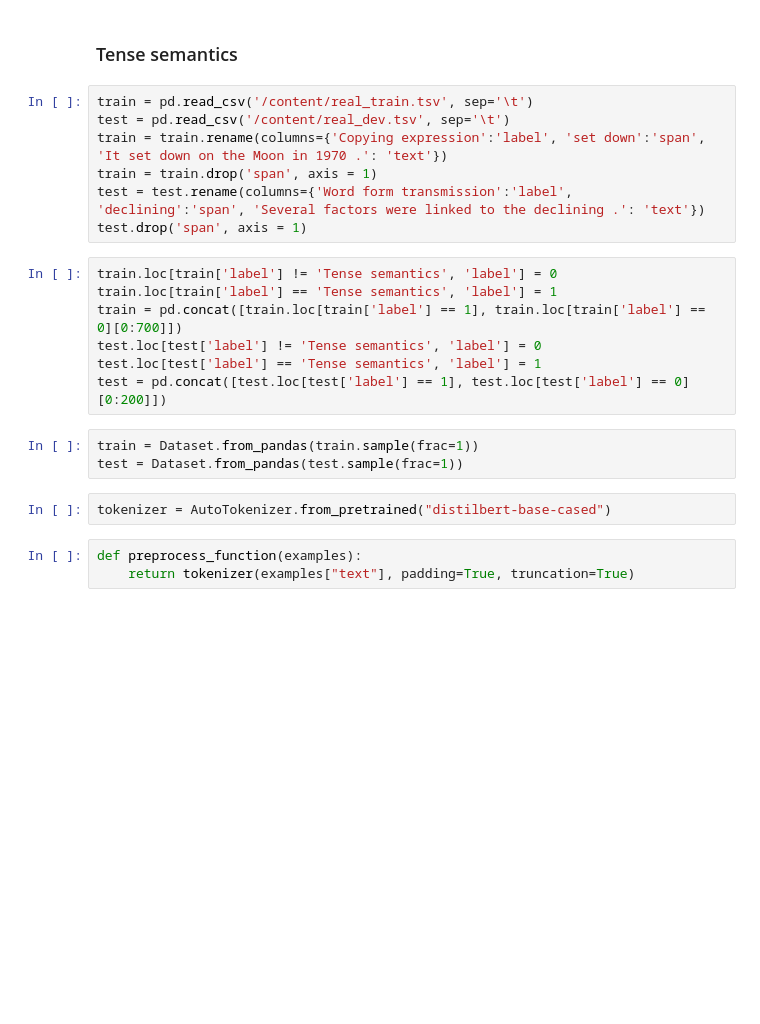
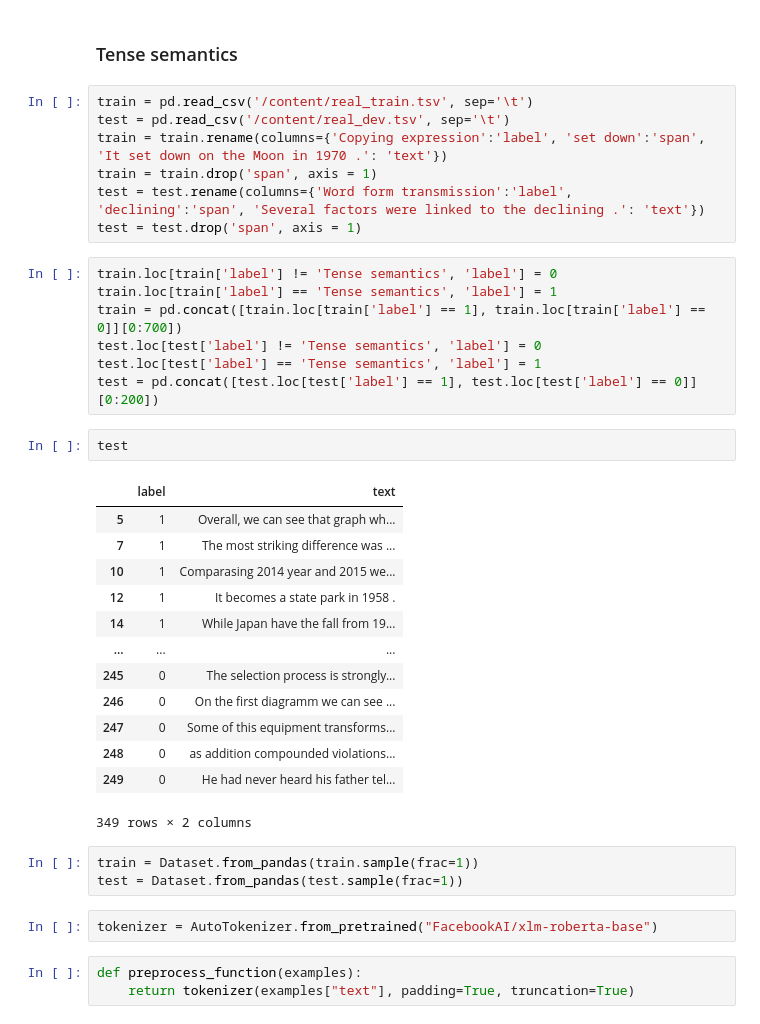
Before and after one commit to harlamovads/IMPROVE_L1_interference, a Jupyter notebook: data_generation/GPT2_finetuning/classifiers/Classificatiors_training.ipynb, the cells around one changed output. Drawn from its saved outputs; the diff is of its cells as text; blank space fills up the shorter version.

```diff
--- a/data_generation/GPT2_finetuning/classifiers/Classificatiors_training.ipynb
+++ b/data_generation/GPT2_finetuning/classifiers/Classificatiors_training.ipynb
@@ -115,19 +146,35 @@ test = pd.read_csv('/content/real_dev.tsv', sep='\t')
 train = train.rename(columns={'Copying expression':'label', 'set down':'span', 'It set down on the Moon in 1970 .': 'text'})
 train = train.drop('span', axis = 1)
 test = test.rename(columns={'Word form transmission':'label', 'declining':'span', 'Several factors were linked to the declining .': 'text'})
-test.drop('span', axis = 1)
+test = test.drop('span', axis = 1)
 # %%
 train.loc[train['label'] != 'Tense semantics', 'label'] = 0
 train.loc[train['label'] == 'Tense semantics', 'label'] = 1
-train = pd.concat([train.loc[train['label'] == 1], train.loc[train['label'] == 0][0:700]])
+train = pd.concat([train.loc[train['label'] == 1], train.loc[train['label'] == 0]][0:700])
 test.loc[test['label'] != 'Tense semantics', 'label'] = 0
 test.loc[test['label'] == 'Tense semantics', 'label'] = 1
-test = pd.concat([test.loc[test['label'] == 1], test.loc[test['label'] == 0][0:200]])
+test = pd.concat([test.loc[test['label'] == 1], test.loc[test['label'] == 0]][0:200])
+# %%
+test
+# %% [output]
+|  | label | text |
+| 5 | 1 | Overall, we can see that graph wh... |
+| 7 | 1 | The most striking difference was ... |
+| 10 | 1 | Comparasing 2014 year and 2015 we... |
+| 12 | 1 | It becomes a state park in 1958 . |
+| 14 | 1 | While Japan have the fall from 19... |
+| ... | ... | ... |
+| 245 | 0 | The selection process is strongly... |
+| 246 | 0 | On the first diagramm we can see ... |
+| 247 | 0 | Some of this equipment transforms... |
+| 248 | 0 | as addition compounded violations... |
+| 249 | 0 | He had never heard his father tel... |
+349 rows × 2 columns
 # %%
 train = Dataset.from_pandas(train.sample(frac=1))
 test = Dataset.from_pandas(test.sample(frac=1))
 # %%
-tokenizer = AutoTokenizer.from_pretrained("distilbert-base-cased")
+tokenizer = AutoTokenizer.from_pretrained("FacebookAI/xlm-roberta-base")
 # %%
 def preprocess_function(examples):
     return tokenizer(examples["text"], padding=True, truncation=True)
```
Also changed, not shown: parts of 33 cells of this notebook, 2 other files.
